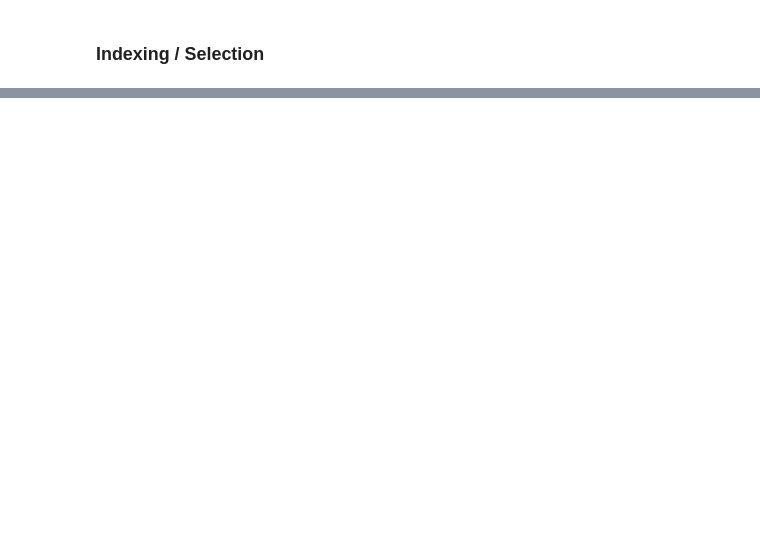
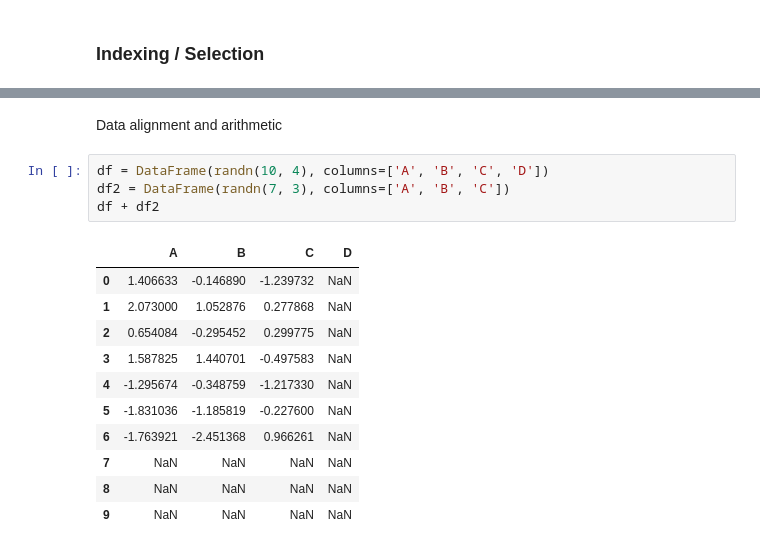
Before and after one commit to easonlin/user-pandas, a Jupyter notebook: notebooks/Intro to Data Structures.ipynb, the cells around one changed output, grey strips where cells are left out. Cells and saved outputs as stored; diff of their text form; blank space fills up the shorter version.

```diff
--- a/notebooks/Intro to Data Structures.ipynb
+++ b/notebooks/Intro to Data Structures.ipynb
@@ -408,0 +430,18 @@ df
+# %% [markdown]
+Data alignment and arithmetic
+# %%
+df = DataFrame(randn(10, 4), columns=['A', 'B', 'C', 'D'])
+df2 = DataFrame(randn(7, 3), columns=['A', 'B', 'C'])
+df + df2
+# %% [output]
+|  | A | B | C | D |
+| 0 | 1.406633 | -0.146890 | -1.239732 | NaN |
+| 1 | 2.073000 | 1.052876 | 0.277868 | NaN |
+| 2 | 0.654084 | -0.295452 | 0.299775 | NaN |
+| 3 | 1.587825 | 1.440701 | -0.497583 | NaN |
+| 4 | -1.295674 | -0.348759 | -1.217330 | NaN |
+| 5 | -1.831036 | -1.185819 | -0.227600 | NaN |
+| 6 | -1.763921 | -2.451368 | 0.966261 | NaN |
+| 7 | NaN | NaN | NaN | NaN |
+| 8 | NaN | NaN | NaN | NaN |
+| 9 | NaN | NaN | NaN | NaN |
```
Also changed, not shown: parts of 58 cells of this notebook, 1 other file.
